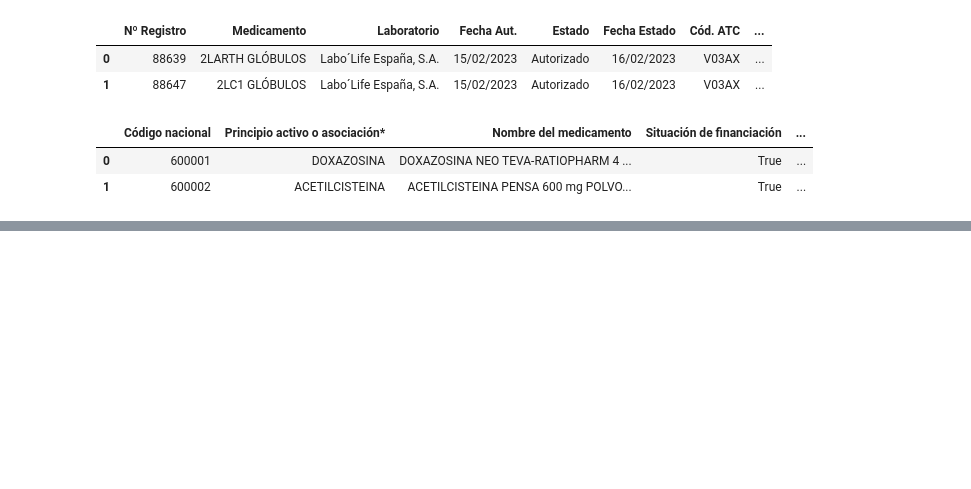
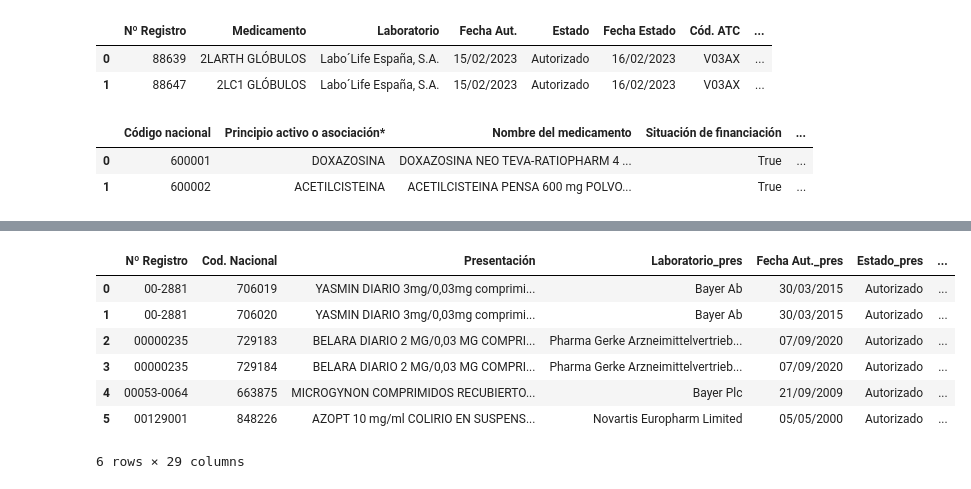
Before and after one commit to LEValexSci/Data_Analytics_2025-2026, a Jupyter notebook: Tasca S13_Project/transformation_etc_pipeline.ipynb, the cells around one changed output, grey strips where cells are left out. Saved outputs shown, nothing was run; the diff lists cells and outputs as text; code cells hidden in the pictures; blank space fills up the shorter version.

```diff
--- a/Tasca S13_Project/transformation_etc_pipeline.ipynb
+++ b/Tasca S13_Project/transformation_etc_pipeline.ipynb
@@ -155,0 +235,9 @@ df_formulation[df_formulation["Cód. ATC"] == 'A05AA02']
+# %%
+# Set numeric values
+df_full['Nº P. Activos'] = df_full['Nº P. Activos'].replace('nan', np.nan)
+df_full['Nº P. Activos'] = df_full['Nº P. Activos'].fillna(0).astype(int)
+# Set date values
+df_full['Fecha Aut._pres'] = pd.to_datetime(df_full['Fecha Aut._pres'], dayfirst=True)
+df_full['Fecha Estado_pres'] = pd.to_datetime(df_full['Fecha Estado_pres'], dayfirst=True)
+df_full['Fecha Aut._form'] = pd.to_datetime(df_full['Fecha Aut._form'], dayfirst=True)
+df_full['Fecha Estado_form'] = pd.to_datetime(df_full['Fecha Estado_form'], dayfirst=True)
@@ -155,0 +279,44 @@ df_formulation[df_formulation["Cód. ATC"] == 'A05AA02']
+# %%
+# Rearrange columns
+df_full = df_full.reindex(columns=[
+    'Nº Registro',
+    'Cod. Nacional',
+    'Código nacional',
+    'Cód. ATC_pres',
+    'Cód. ATC_form',
+    'Situación de financiación',
+    'Presentación',
+    'Nombre del medicamento',
+    'Medicamento',
+    'Principios Activos_pres',
+    'Principio activo o asociación*',
+    'Principios Activos_form',
+    'Nº P. Activos',
+    'Tipo de medicamento',
+    'Laboratorio_pres',
+    'Laboratorio_form',
+    'Estado_pres',
+    'Estado_form',
+    'Fecha Aut._pres',
+    'Fecha Aut._form',
+    'Fecha Estado_pres',
+    'Fecha Estado_form',
+    '¿Comercializado?',
+    '¿Triangulo Amarillo?',
+    'Observaciones',
+    '¿Sustituible?',
+    '¿Afecta conducción?',
+    '¿Problemas de suministro?',
+    'Más Información'
+])
+# %%
+display(df_full.head(6))
+# %% [output]
+|  | Nº Registro | Cod. Nacional | Presentación | Laboratorio_pres | Fecha Aut._pres | Estado_pres | ... |
+| 0 | 00-2881 | 706019 | YASMIN DIARIO 3mg/0,03mg comprimi... | Bayer Ab | 30/03/2015 | Autorizado | ... |
+| 1 | 00-2881 | 706020 | YASMIN DIARIO 3mg/0,03mg comprimi... | Bayer Ab | 30/03/2015 | Autorizado | ... |
+| 2 | 00000235 | 729183 | BELARA DIARIO 2 MG/0,03 MG COMPRI... | Pharma Gerke Arzneimittelvertrieb... | 07/09/2020 | Autorizado | ... |
+| 3 | 00000235 | 729184 | BELARA DIARIO 2 MG/0,03 MG COMPRI... | Pharma Gerke Arzneimittelvertrieb... | 07/09/2020 | Autorizado | ... |
+| 4 | 00053-0064 | 663875 | MICROGYNON COMPRIMIDOS RECUBIERTO... | Bayer Plc | 21/09/2009 | Autorizado | ... |
+| 5 | 00129001 | 848226 | AZOPT 10 mg/ml COLIRIO EN SUSPENS... | Novartis Europharm Limited | 05/05/2000 | Autorizado | ... |
+6 rows × 29 columns
```
Also changed, not shown: parts of 19 cells of this notebook, 5 other files.
